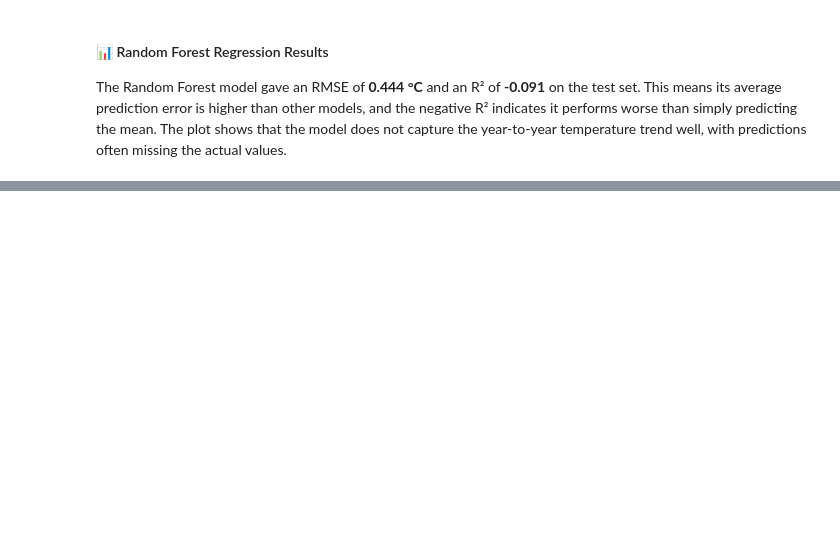
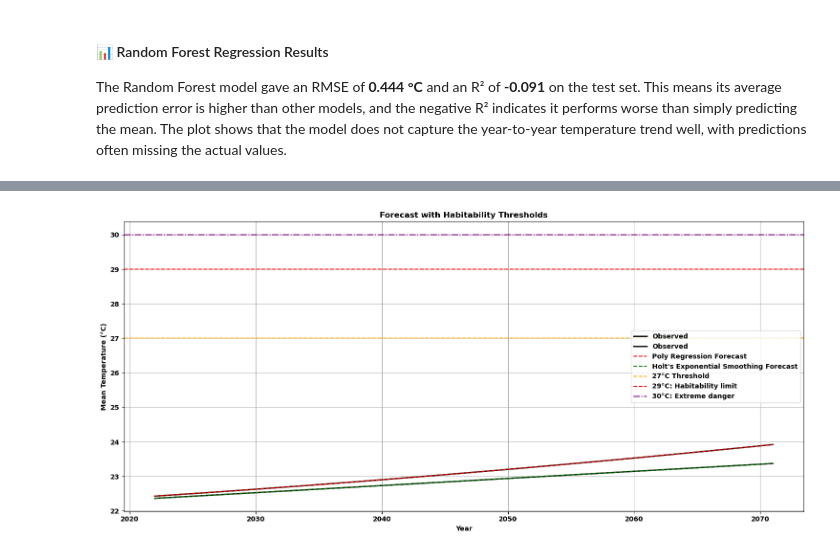
Before and after one commit to rogerespinosamorros/WeatherPredictionAustralia, a Jupyter notebook: notebooks/predictions/01_predict_temperature.ipynb, the cells around one changed output, grey strips where cells are left out. Drawn from its saved outputs; the diff is of its cells as text; code cells hidden in the pictures; blank space fills up the shorter version.

```diff
--- a/notebooks/predictions/01_predict_temperature.ipynb
+++ b/notebooks/predictions/01_predict_temperature.ipynb
@@ -549,0 +659,8 @@ ValueError: numpy.dtype size changed, may indicate binary incompatibility. Expec
+# %%
+# Poly Regression Predictions into a DataFrame
+future_poly_df = pd.DataFrame({
+    "Year": future_period,
+    "Mean_Temperature": future_pred_poly
+})
+
+print(future_poly_df)
@@ -549,0 +685,8 @@ ValueError: numpy.dtype size changed, may indicate binary incompatibility. Expec
+# %%
+# Holt's Exponential Smoothing Predictions into a DataFrame
+future_holt_df = pd.DataFrame({
+    "Year": future_period,
+    "Mean_Temperature": future_pred_holt
+})
+
+print(future_holt_df)
@@ -549,0 +724,8 @@ ValueError: numpy.dtype size changed, may indicate binary incompatibility. Expec
+# %%
+# Merge both predictions into a single DataFrame and CSV
+temperature_predictions_df = pd.merge(future_holt_df, future_poly_df, on="Year", suffixes=("_Holt", "_Poly"))
+print(temperature_predictions_df)
+
+import os
+MLRESULTS_DIR = r"d:\PersonalProjects\WeatherPredictionAustralia\ml_results"
+temperature_predictions_df.to_csv(os.path.join(MLRESULTS_DIR, "temp", "csv_files", "temperature_predictions.csv"), index=False)
@@ -549,0 +759,22 @@ ValueError: numpy.dtype size changed, may indicate binary incompatibility. Expec
+# %%
+# Let's add habitability thresholds in annual mean temperature
+plt.figure(figsize=(15, 7))
+plt.plot(temperature_predictions_df["Year"], temperature_predictions_df["Mean_Temperature_Holt"], color="black", label="Observed", linewidth=2)
+plt.plot(temperature_predictions_df["Year"], temperature_predictions_df["Mean_Temperature_Poly"], color="black", label="Observed", linewidth=2)
+plt.plot(future_period, future_pred_poly, "r--", label="Poly Regression Forecast")
+plt.plot(future_period, future_pred_holt, "g--", label="Holt's Exponential Smoothing Forecast")
+
+plt.axhline(27, color="orange", linestyle="--", label="27°C Threshold")
+plt.axhline(29, color='red', linestyle='--', label='29°C: Habitability limit')
+plt.axhline(30, color='purple', linestyle='-.', label='30°C: Extreme danger')
+
+plt.title("Forecast with Habitability Thresholds")
+plt.xlabel("Year")
+plt.ylabel("Mean Temperature (°C)")
+plt.legend()
+plt.grid()
+plt.tight_layout()
+plt.savefig(os.path.join(MLRESULTS_DIR, "temp", "plots", "temp_forecast_next50years_with_thresholds.png"), dpi=300)
+plt.show()
+# %% [output]
+[figure, added]
```
Also changed, not shown: parts of 27 cells of this notebook, 6 other files.
